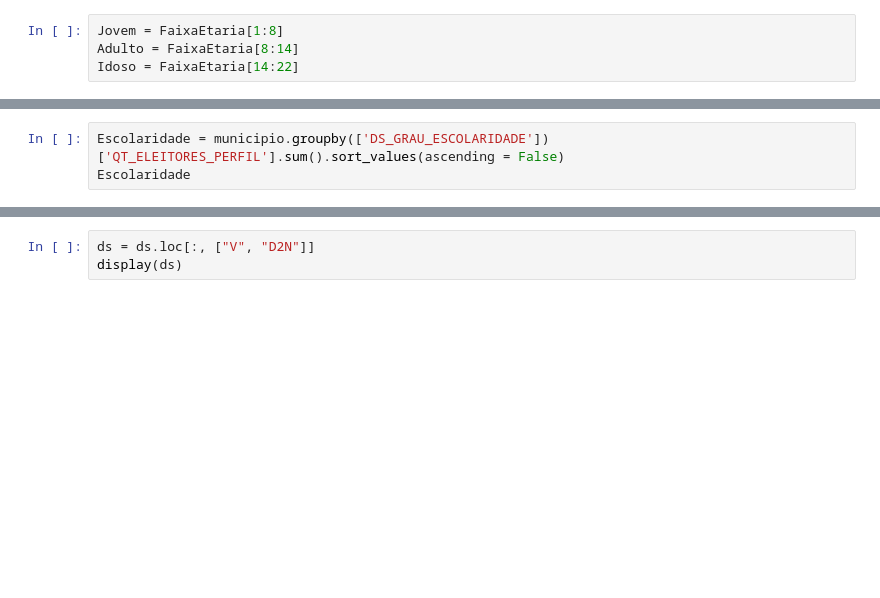
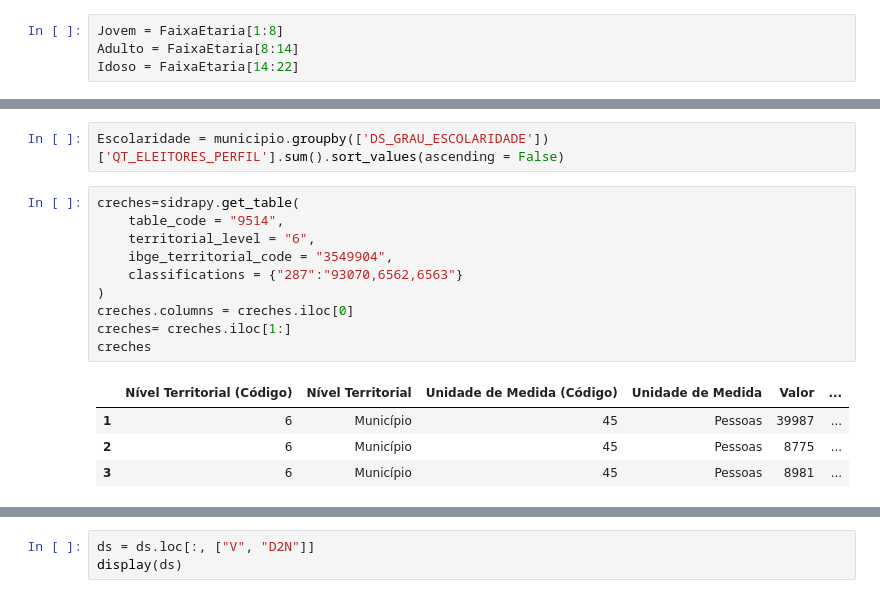
Before and after one commit to guilhermefpo/CodeWave, a Jupyter notebook: Codewave_table.ipynb, the cells around one changed output, grey strips where cells are left out. Cells and saved outputs as stored; diff of their text form; blank space fills up the shorter version.

```diff
--- a/Codewave_table.ipynb
+++ b/Codewave_table.ipynb
@@ -200,4 +253,18 @@ for zona in sorted(idosos, key=lambda x:idosos[x], reverse = True):
 # %%
 Escolaridade = municipio.groupby(['DS_GRAU_ESCOLARIDADE'])['QT_ELEITORES_PERFIL'].sum().sort_values(ascending = False)
-Escolaridade
+# %%
+creches=sidrapy.get_table(
+    table_code = "9514",
+    territorial_level = "6",
+    ibge_territorial_code = "3549904",
+    classifications = {"287":"93070,6562,6563"}
+)
+creches.columns = creches.iloc[0]
+creches= creches.iloc[1:]
+creches
+# %% [output]
+|  | Nível Territorial (Código) | Nível Territorial | Unidade de Medida (Código) | Unidade de Medida | Valor | ... |
+| 1 | 6 | Município | 45 | Pessoas | 39987 | ... |
+| 2 | 6 | Município | 45 | Pessoas | 8775 | ... |
+| 3 | 6 | Município | 45 | Pessoas | 8981 | ... |
 # %%
```
Also changed, not shown: parts of 12 cells of this notebook.
